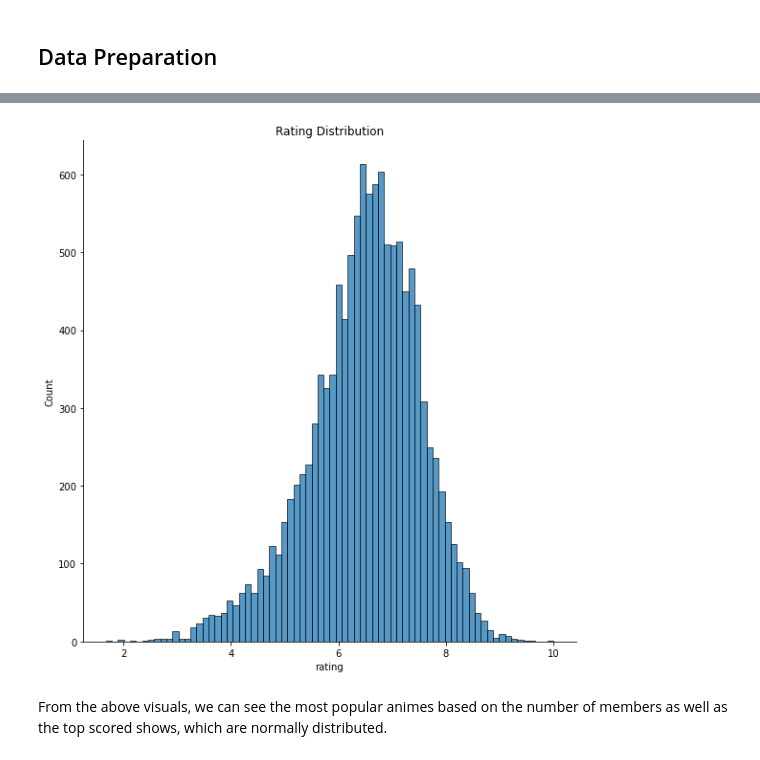
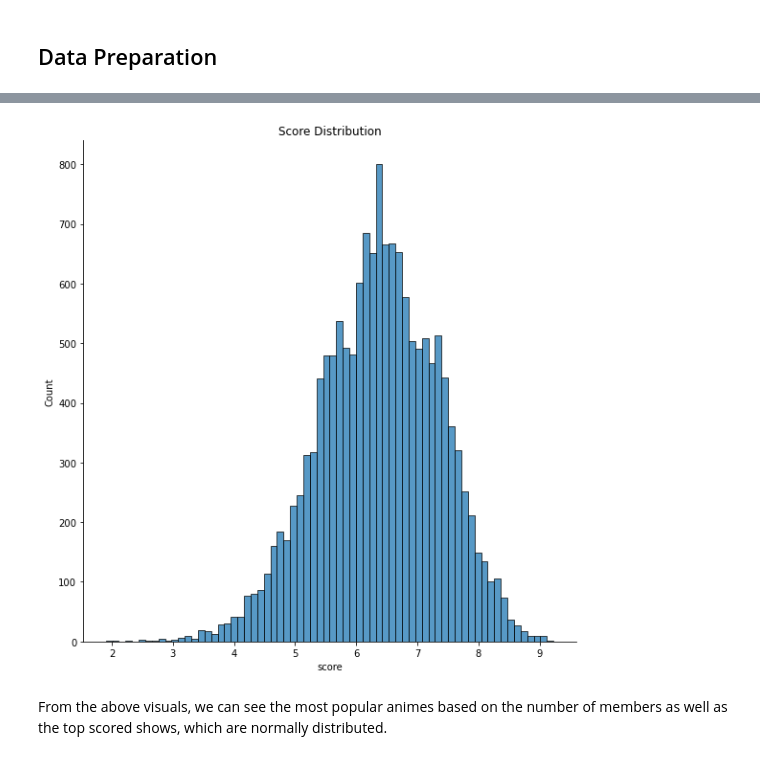
Before and after one commit to claragiurgiu/Anime-Recommendations, a Jupyter notebook: EDA_notebook.ipynb, the cells around one changed output, grey strips where cells are left out. Cells and saved outputs as stored; diff of their text form; code cells hidden in the pictures.

```diff
--- a/EDA_notebook.ipynb
+++ b/EDA_notebook.ipynb
@@ -76,3 +84,6 @@ From the metadata, I can see there some nulls in a few columns that have to be r
+# %%
+# dropping img and link columns
+anime_df.drop(columns=['img_url', 'link'], inplace=True)
 # %%
 # checking for duplicates
 anime_df.duplicated().value_counts()
@@ -81 +93,4 @@ False    12294
 dtype: int64
+# %%
+# dropping duplicates in place
+anime_df.drop_duplicates(inplace=True)
@@ -93,7 +117,14 @@ members       0
 dtype: int64
-# %%
-# dropping nulls
-anime_df = anime_df.dropna()
+# %%
+# removing nulls
+#dropping null synopsis
+anime_df.dropna(subset=['synopsis', 'episodes'], inplace=True)
+
+# replace null values for ranked with mean
+anime_df['ranked'] = anime_df['ranked'].fillna(anime_df['ranked'].mean())
+
+# replace null value for score with mean
+anime_df['score'] = anime_df['score'].fillna(anime_df['score'].mean())
 # %%
 # check
 anime_df.isna().sum()
@@ -167,8 +201,8 @@ plt.xticks(rotation=80);
 # %%
-sns.displot(data=anime_df, x='rating', kind='hist', height=8)
-plt.title('Rating Distribution')
+sns.displot(data=anime_df, x='score', kind='hist', height=8)
+plt.title('Score Distribution')
 plt.show;
 # %% [output]
-[figure, old version]
+[figure, new version]
 # %% [markdown]
 From the above visuals, we can see the most popular animes based on the number of members as well as the top scored shows, which are normally distributed.
```
Also changed, not shown: parts of 27 cells of this notebook, 2 other files.
